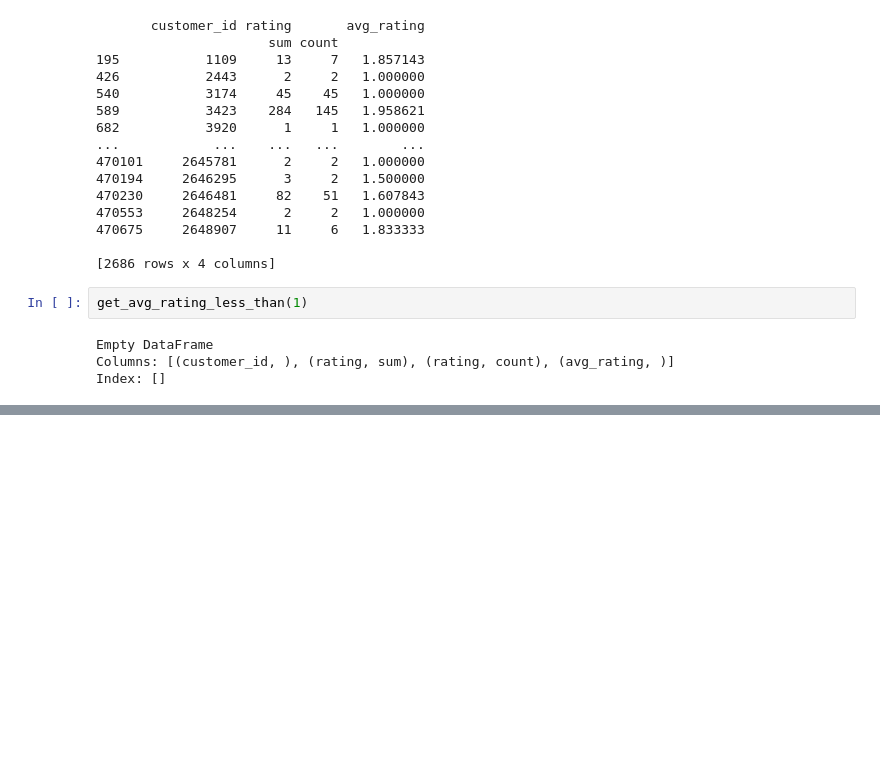
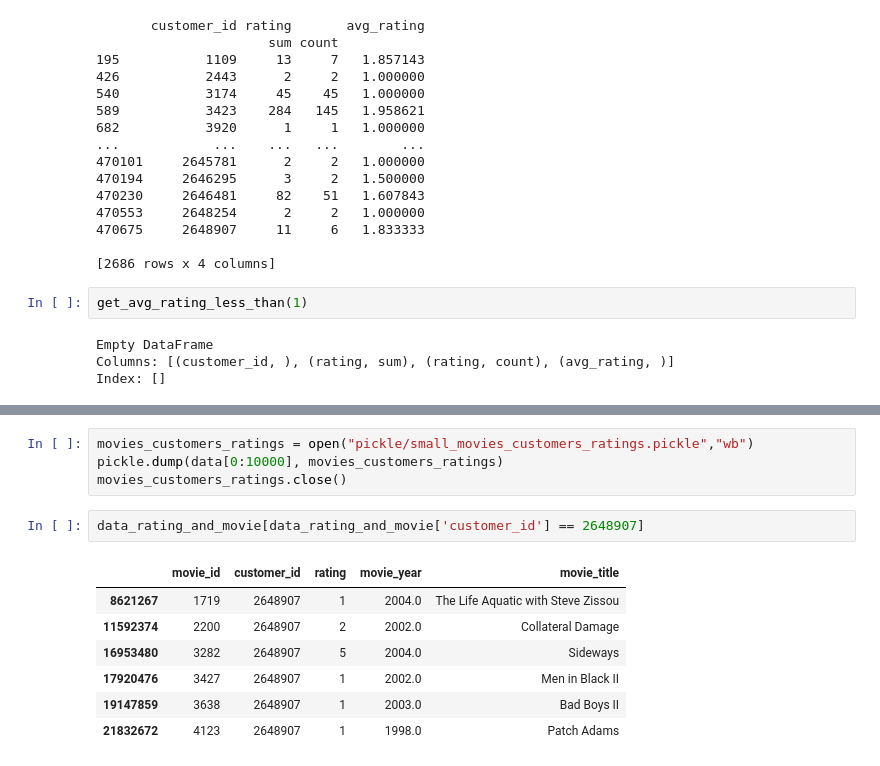
Before and after one commit to Ragnarstefanss/netflix-recommendation, a Jupyter notebook: main.ipynb, the cells around one changed output, grey strips where cells are left out. Drawn from its saved outputs; the diff is of its cells as text; blank space fills up the shorter version.

```diff
--- a/main.ipynb
+++ b/main.ipynb
@@ -292,2 +298,16 @@ Name: avg_rating, dtype: float64
 470757    4.16129
 Name: avg_rating, dtype: float64
+# %%
+movies_customers_ratings = open("pickle/small_movies_customers_ratings.pickle","wb")
+pickle.dump(data[0:10000], movies_customers_ratings)
+movies_customers_ratings.close()
+# %%
+data_rating_and_movie[data_rating_and_movie['customer_id'] == 2648907]
+# %% [output]
+|  | movie_id | customer_id | rating | movie_year | movie_title |
+| 8621267 | 1719 | 2648907 | 1 | 2004.0 | The Life Aquatic with Steve Zissou |
+| 11592374 | 2200 | 2648907 | 2 | 2002.0 | Collateral Damage |
+| 16953480 | 3282 | 2648907 | 5 | 2004.0 | Sideways |
+| 17920476 | 3427 | 2648907 | 1 | 2002.0 | Men in Black II |
+| 19147859 | 3638 | 2648907 | 1 | 2003.0 | Bad Boys II |
+| 21832672 | 4123 | 2648907 | 1 | 1998.0 | Patch Adams |
```
Also changed, not shown: parts of 13 cells of this notebook.
